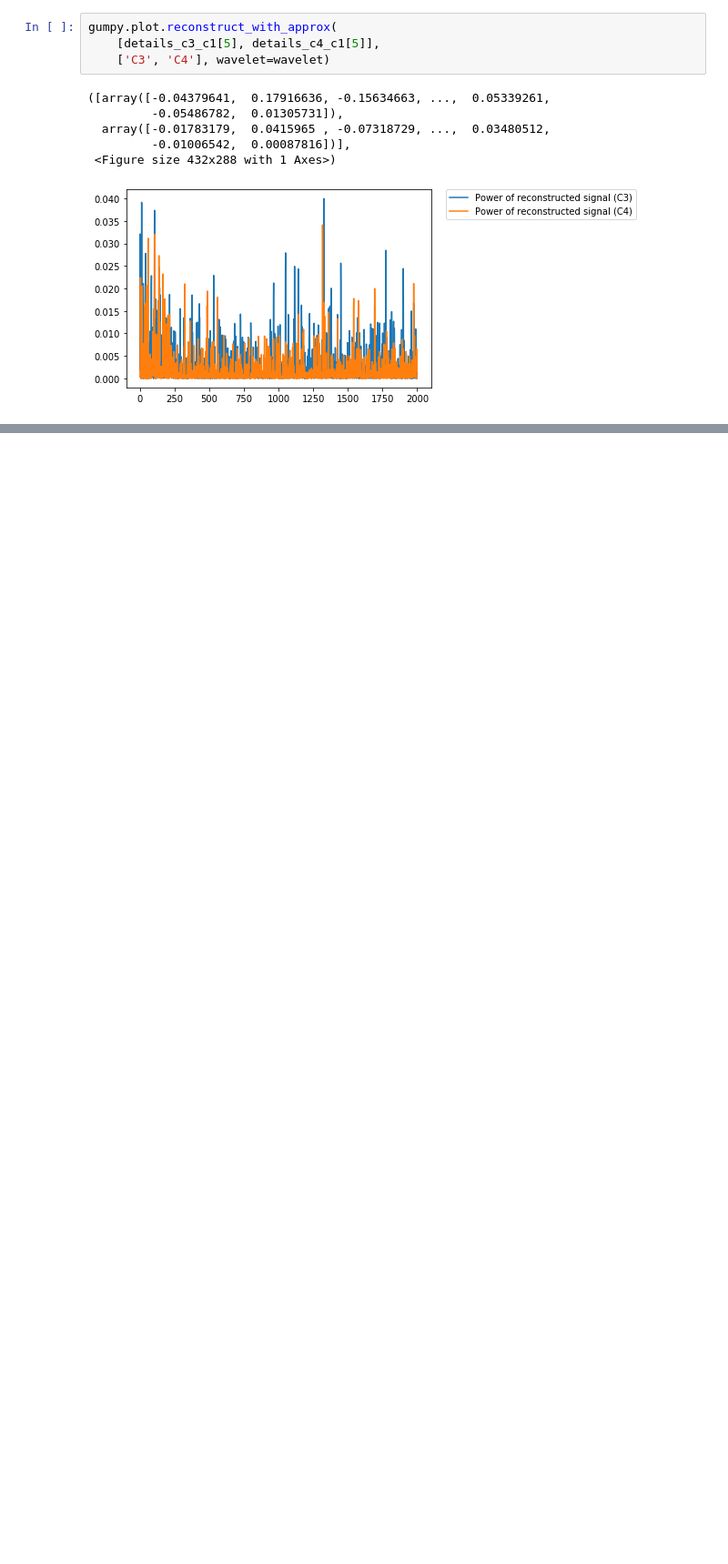
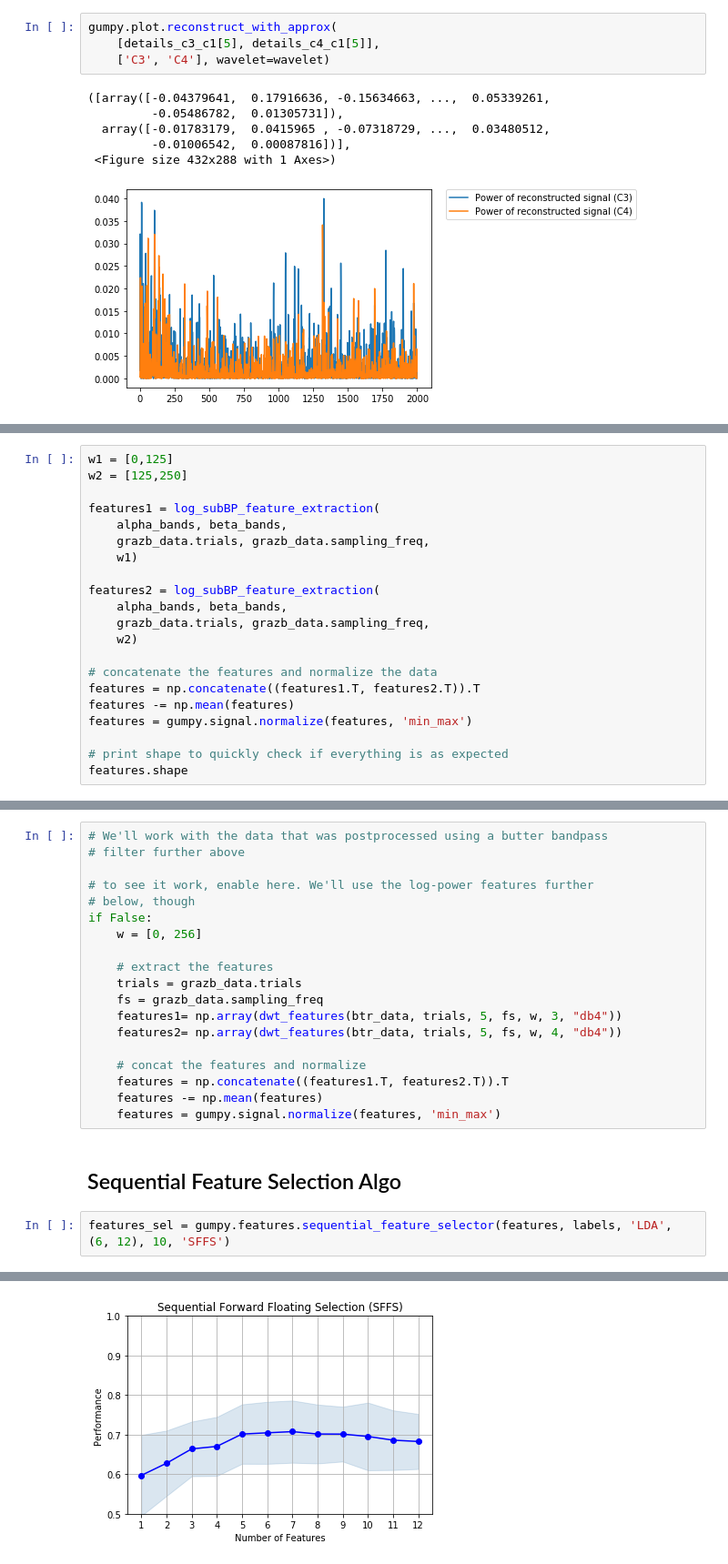
Before and after one commit to NathanielRose/eeg-294, a Jupyter notebook: Gumpy_Testing_SH.ipynb, the cells around one changed output, grey strips where cells are left out. Shown at 91% size. Cells and saved outputs as stored; diff of their text form; blank space fills up the shorter version.

```diff
--- a/Gumpy_Testing_SH.ipynb
+++ b/Gumpy_Testing_SH.ipynb
@@ -351,0 +427,21 @@ gumpy.plot.reconstruct_with_approx(
+# %%
+w1 = [0,125]
+w2 = [125,250]
+
+features1 = log_subBP_feature_extraction(
+    alpha_bands, beta_bands,
+    grazb_data.trials, grazb_data.sampling_freq,
+    w1)
+
+features2 = log_subBP_feature_extraction(
+    alpha_bands, beta_bands,
+    grazb_data.trials, grazb_data.sampling_freq,
+    w2)
+
+# concatenate the features and normalize the data
+features = np.concatenate((features1.T, features2.T)).T
+features -= np.mean(features)
+features = gumpy.signal.normalize(features, 'min_max')
+
+# print shape to quickly check if everything is as expected
+features.shape
@@ -351,0 +477,24 @@ gumpy.plot.reconstruct_with_approx(
+# %%
+# We'll work with the data that was postprocessed using a butter bandpass
+# filter further above
+
+# to see it work, enable here. We'll use the log-power features further
+# below, though
+if False:
+    w = [0, 256]
+
+    # extract the features
+    trials = grazb_data.trials
+    fs = grazb_data.sampling_freq
+    features1= np.array(dwt_features(btr_data, trials, 5, fs, w, 3, "db4"))
+    features2= np.array(dwt_features(btr_data, trials, 5, fs, w, 4, "db4"))
+
+    # concat the features and normalize
+    features = np.concatenate((features1.T, features2.T)).T
+    features -= np.mean(features)
+    features = gumpy.signal.normalize(features, 'min_max')
+# %% [markdown]
+## Sequential Feature Selection Algo
+# %%
+features_sel = gumpy.features.sequential_feature_selector(features, labels, 'LDA', (6, 12), 10, 'SFFS')
+# %% [output]
@@ -351,0 +518 @@ gumpy.plot.reconstruct_with_approx(
+[figure, added]
```
Also changed, not shown: parts of 28 cells of this notebook.
